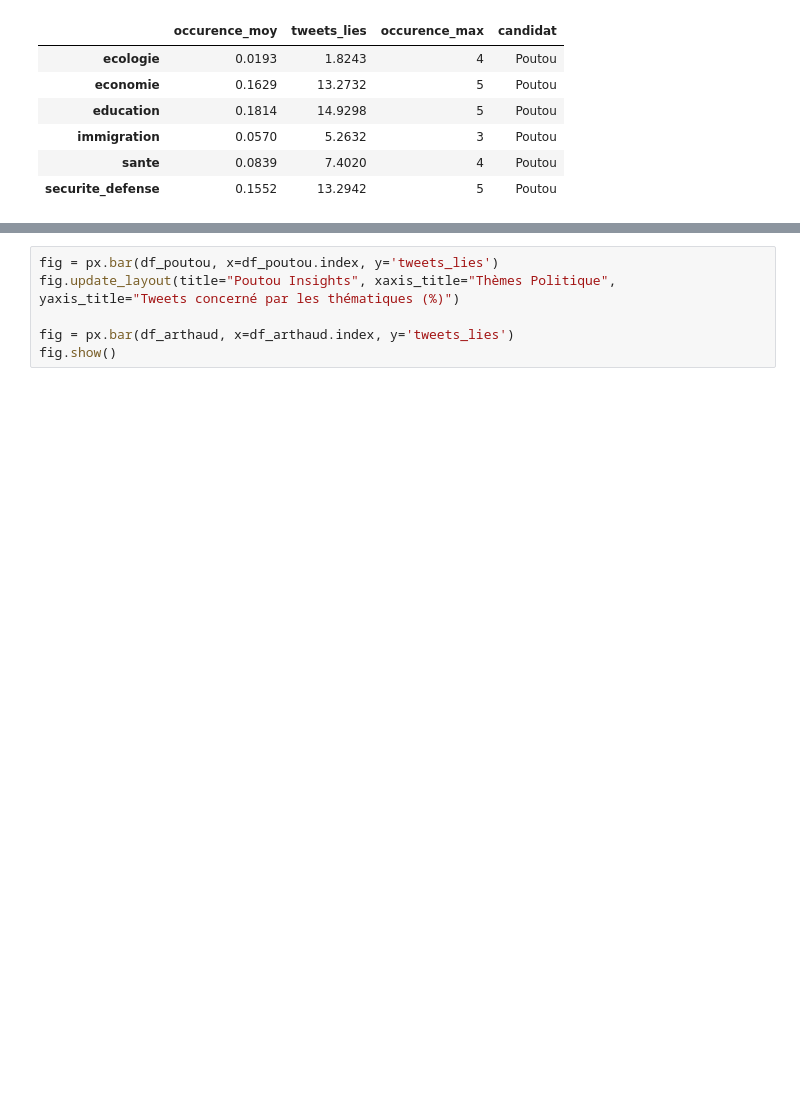
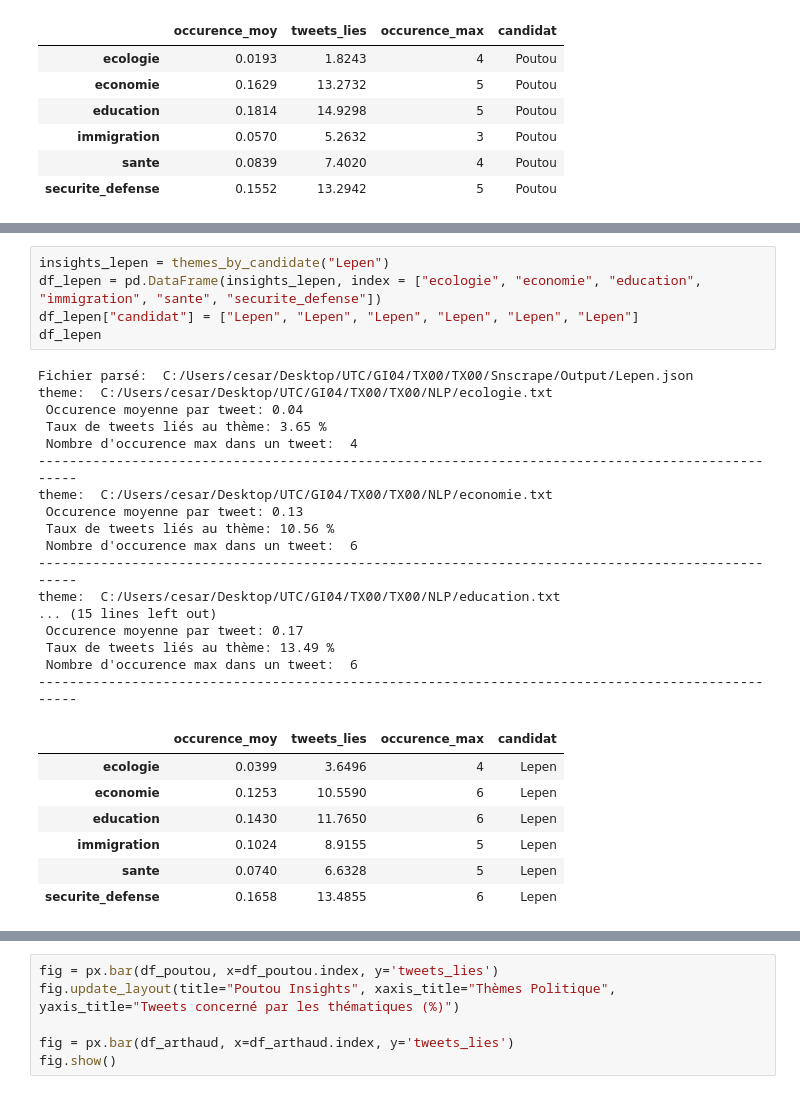
Before and after one commit to lmabille/TX00, a Jupyter notebook: NLP/data_visu.ipynb, the cells around one changed output, grey strips where cells are left out. Saved outputs shown, nothing was run; the diff lists cells and outputs as text; blank space fills up the shorter version.

```diff
--- a/NLP/data_visu.ipynb
+++ b/NLP/data_visu.ipynb
@@ -126,0 +217,30 @@ theme:  C:/Users/cesar/Desktop/UTC/GI04/TX00/TX00/NLP/education.txt
+# %%
+insights_lepen = themes_by_candidate("Lepen")
+df_lepen = pd.DataFrame(insights_lepen, index = ["ecologie", "economie", "education", "immigration", "sante", "securite_defense"])
+df_lepen["candidat"] = ["Lepen", "Lepen", "Lepen", "Lepen", "Lepen", "Lepen"]
+df_lepen
+# %% [output]
+Fichier parsé:  C:/Users/cesar/Desktop/UTC/GI04/TX00/TX00/Snscrape/Output/Lepen.json
+theme:  C:/Users/cesar/Desktop/UTC/GI04/TX00/TX00/NLP/ecologie.txt
+ Occurence moyenne par tweet: 0.04
+ Taux de tweets liés au thème: 3.65 %
+ Nombre d'occurence max dans un tweet:  4
+--------------------------------------------------------------------------------------------------
+theme:  C:/Users/cesar/Desktop/UTC/GI04/TX00/TX00/NLP/economie.txt
+ Occurence moyenne par tweet: 0.13
+ Taux de tweets liés au thème: 10.56 %
+ Nombre d'occurence max dans un tweet:  6
+--------------------------------------------------------------------------------------------------
+theme:  C:/Users/cesar/Desktop/UTC/GI04/TX00/TX00/NLP/education.txt
+... (15 lines left out)
+ Occurence moyenne par tweet: 0.17
+ Taux de tweets liés au thème: 13.49 %
+ Nombre d'occurence max dans un tweet:  6
+--------------------------------------------------------------------------------------------------
+|  | occurence_moy | tweets_lies | occurence_max | candidat |
+| ecologie | 0.0399 | 3.6496 | 4 | Lepen |
+| economie | 0.1253 | 10.5590 | 6 | Lepen |
+| education | 0.1430 | 11.7650 | 6 | Lepen |
+| immigration | 0.1024 | 8.9155 | 5 | Lepen |
+| sante | 0.0740 | 6.6328 | 5 | Lepen |
+| securite_defense | 0.1658 | 13.4855 | 6 | Lepen |
```
Also changed, not shown: parts of 5 cells of this notebook.
